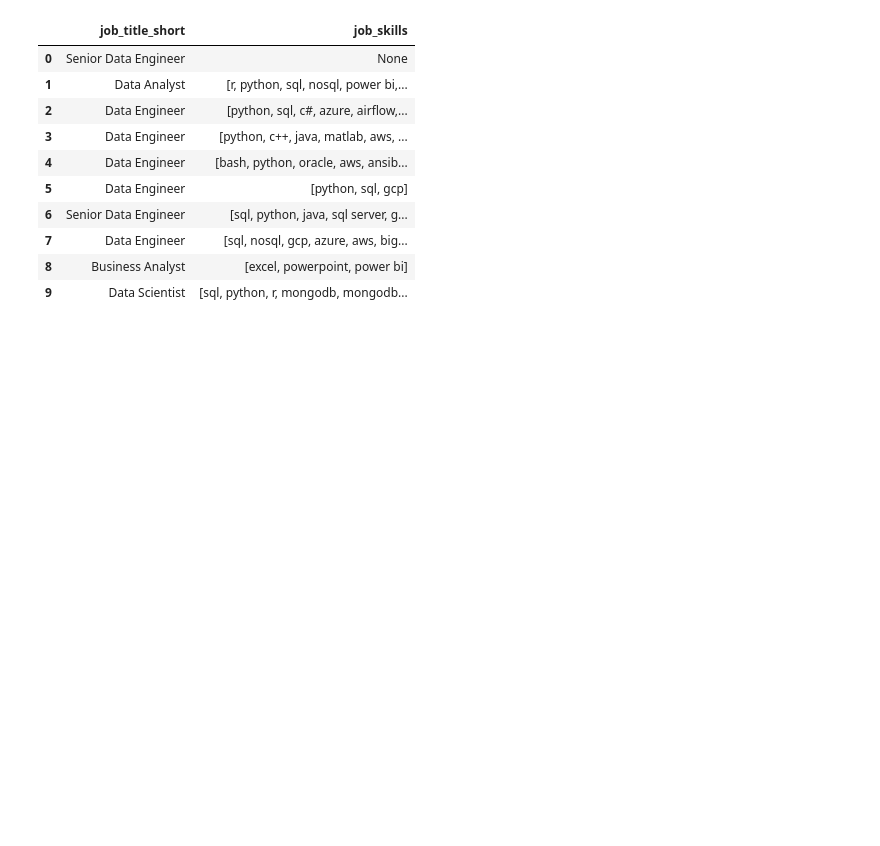
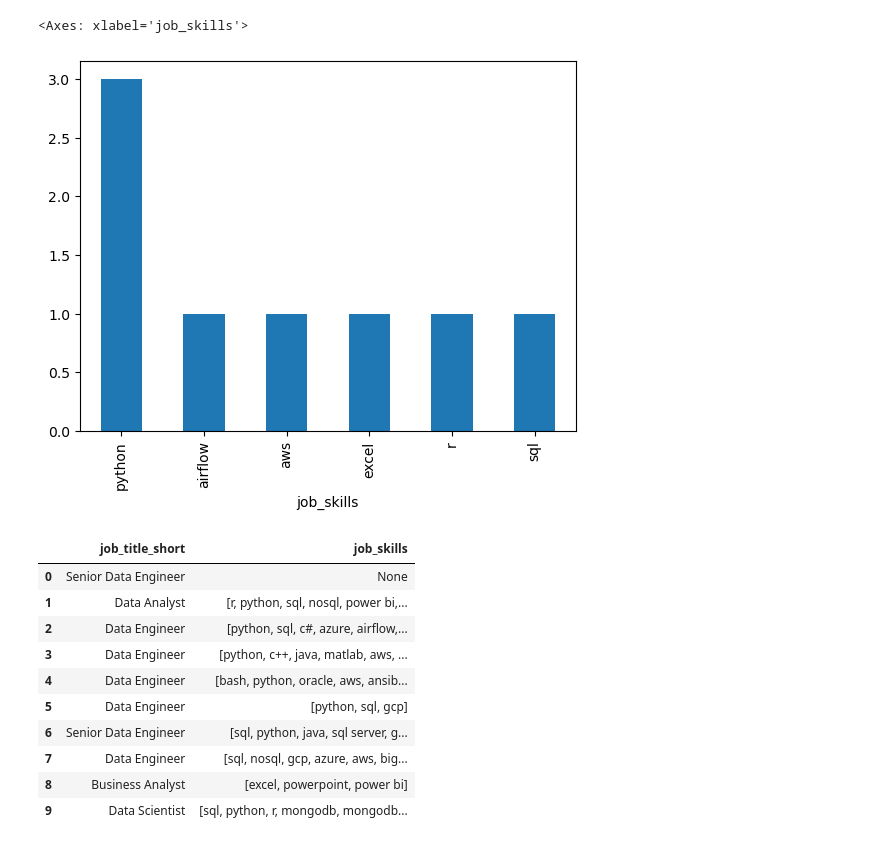
Before and after one commit to Cuishine/Python_Data_Project, a Jupyter notebook: 2_Advanced/11_Pandas_Explode.ipynb, the cells around one changed output. Saved outputs shown, nothing was run; the diff lists cells and outputs as text; code cells hidden in the pictures; blank space fills up the shorter version.

```diff
--- a/2_Advanced/11_Pandas_Explode.ipynb
+++ b/2_Advanced/11_Pandas_Explode.ipynb
@@ -14,0 +17,9 @@ df['job_skills'] =df['job_skills'].apply(lambda x: ast.literal_eval(x) if pd.not
+# %%
+data = {
+    'job_title_short': ['Data Analyst', 'Data Scientist', 'Data Engineer'],
+    'job_skills': [['excel', 'sql', 'python'], ['python', 'r'], ['aws', 'python', 'airflow']],
+}
+
+df_skill_lists = pd.DataFrame(data)
+
+df_skill_lists
@@ -14,0 +35,10 @@ df['job_skills'] =df['job_skills'].apply(lambda x: ast.literal_eval(x) if pd.not
+# %%
+# get the counts of the skills inside the lists of the 'job_skills' column
+for row in df_skill_lists.itertuples():
+    for skill in row.job_skills:
+        df_skill_lists[skill] = df_skill_lists['job_skills'].apply(lambda x: skill in x)
+        df_skill_lists[skill] = df_skill_lists[skill].astype(int)
+
+df_skill_lists.loc['Total'] = df_skill_lists.sum(numeric_only=True)
+
+df_skill_lists
@@ -15,3 +51,8 @@ df['job_skills'] =df['job_skills'].apply(lambda x: ast.literal_eval(x) if pd.not
+# %%
+df_skill_lists.explode('job_skills').value_counts('job_skills').plot(kind='bar')
+# %% [output]
+<Axes: xlabel='job_skills'>
+[figure, added]
 # %%
 df[['job_title_short', 'job_skills']].head(10)
 # %% [output]
```
Also changed, not shown: parts of 8 cells of this notebook, 2 other files.
